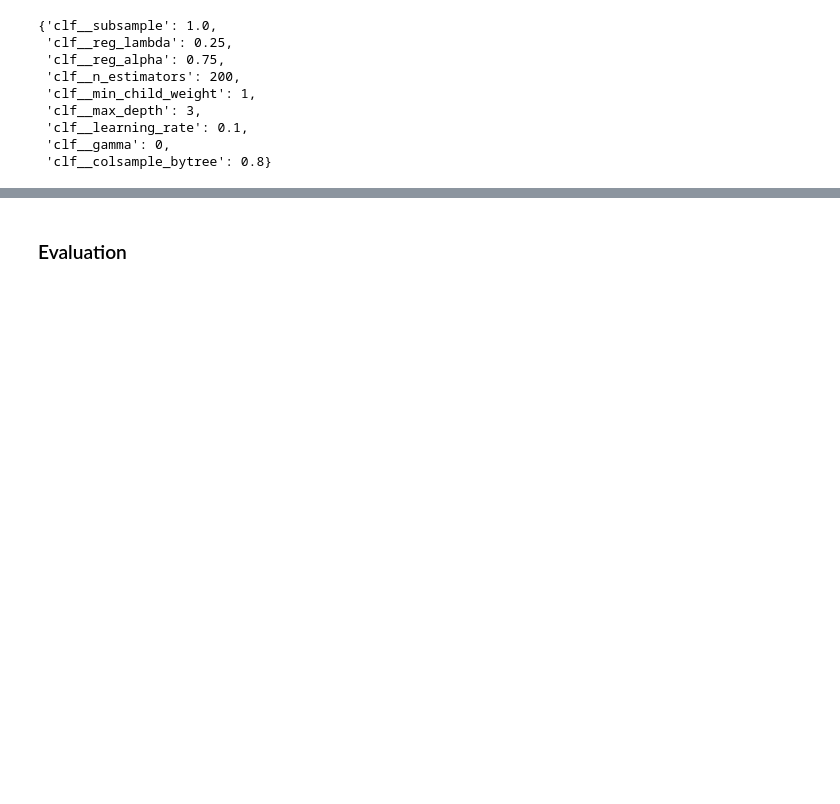
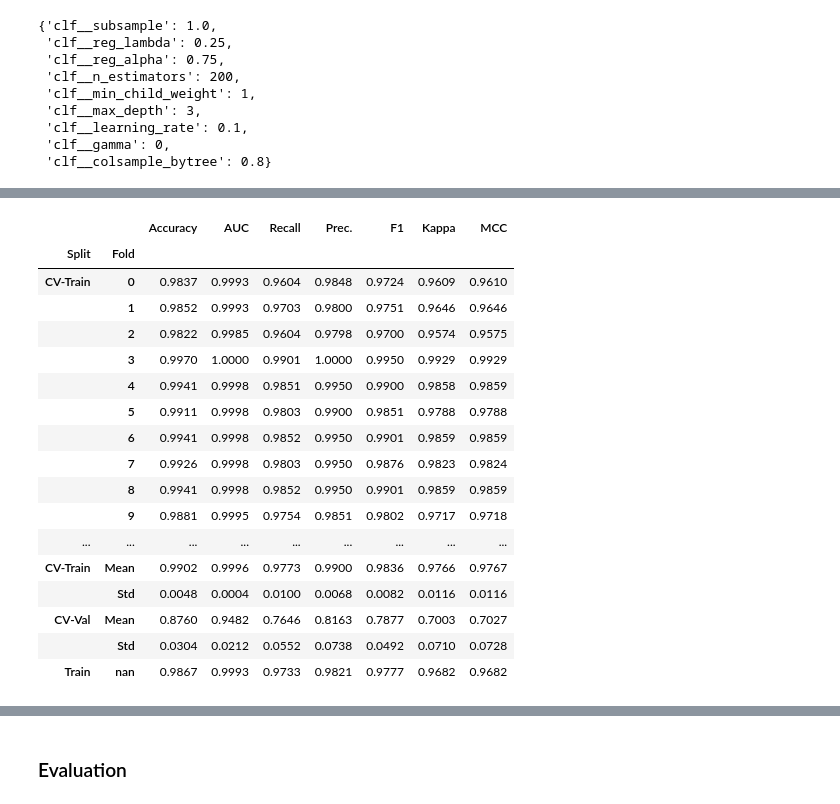
Before and after one commit to Takfes/python-classification, a Jupyter notebook: training.ipynb, the cells around one changed output, grey strips where cells are left out. Drawn from its saved outputs; the diff is of its cells as text; code cells hidden in the pictures; blank space fills up the shorter version.

```diff
--- a/training.ipynb
+++ b/training.ipynb
@@ -542,0 +825,6 @@ XGBClassifier(base_score=None, booster=None, callbacks=None,
+# %%
+stacker = exp.stack_models(tuned_models,
+#                            choose_better=True,
+                           return_train_score=True
+                          )
+# %% [output]
@@ -542,0 +832,18 @@ XGBClassifier(base_score=None, booster=None, callbacks=None,
+|  |  | Accuracy | AUC | Recall | Prec. | F1 | Kappa | MCC |
+| Split | Fold |  |  |  |  |  |  |  |
+| CV-Train | 0 | 0.9837 | 0.9993 | 0.9604 | 0.9848 | 0.9724 | 0.9609 | 0.9610 |
+|  | 1 | 0.9852 | 0.9993 | 0.9703 | 0.9800 | 0.9751 | 0.9646 | 0.9646 |
+|  | 2 | 0.9822 | 0.9985 | 0.9604 | 0.9798 | 0.9700 | 0.9574 | 0.9575 |
+|  | 3 | 0.9970 | 1.0000 | 0.9901 | 1.0000 | 0.9950 | 0.9929 | 0.9929 |
+|  | 4 | 0.9941 | 0.9998 | 0.9851 | 0.9950 | 0.9900 | 0.9858 | 0.9859 |
+|  | 5 | 0.9911 | 0.9998 | 0.9803 | 0.9900 | 0.9851 | 0.9788 | 0.9788 |
+|  | 6 | 0.9941 | 0.9998 | 0.9852 | 0.9950 | 0.9901 | 0.9859 | 0.9859 |
+|  | 7 | 0.9926 | 0.9998 | 0.9803 | 0.9950 | 0.9876 | 0.9823 | 0.9824 |
+|  | 8 | 0.9941 | 0.9998 | 0.9852 | 0.9950 | 0.9901 | 0.9859 | 0.9859 |
+|  | 9 | 0.9881 | 0.9995 | 0.9754 | 0.9851 | 0.9802 | 0.9717 | 0.9718 |
+| ... | ... | ... | ... | ... | ... | ... | ... | ... |
+| CV-Train | Mean | 0.9902 | 0.9996 | 0.9773 | 0.9900 | 0.9836 | 0.9766 | 0.9767 |
+|  | Std | 0.0048 | 0.0004 | 0.0100 | 0.0068 | 0.0082 | 0.0116 | 0.0116 |
+| CV-Val | Mean | 0.8760 | 0.9482 | 0.7646 | 0.8163 | 0.7877 | 0.7003 | 0.7027 |
+|  | Std | 0.0304 | 0.0212 | 0.0552 | 0.0738 | 0.0492 | 0.0710 | 0.0728 |
+| Train | nan | 0.9867 | 0.9993 | 0.9733 | 0.9821 | 0.9777 | 0.9682 | 0.9682 |
```
Also changed, not shown: parts of 52 cells of this notebook, 1 other file.
